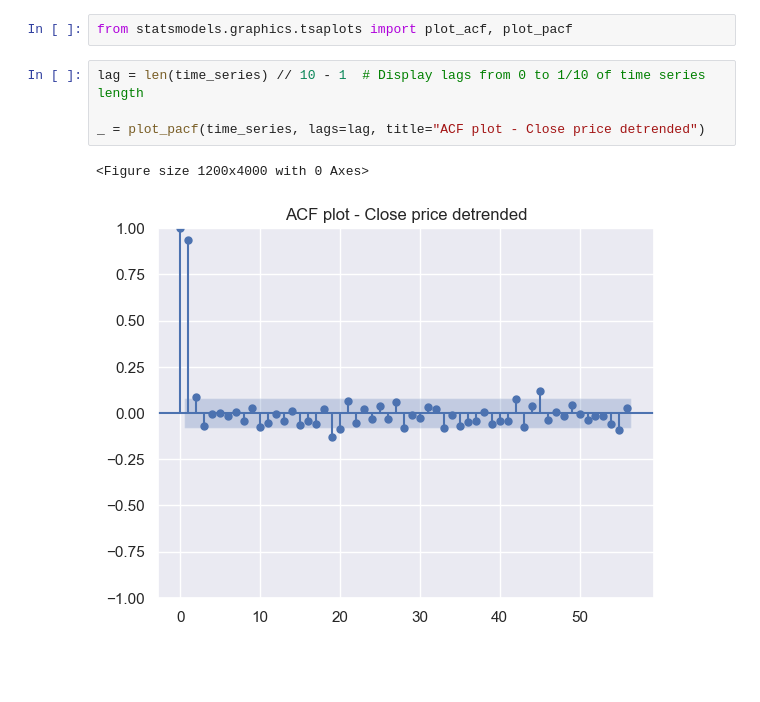
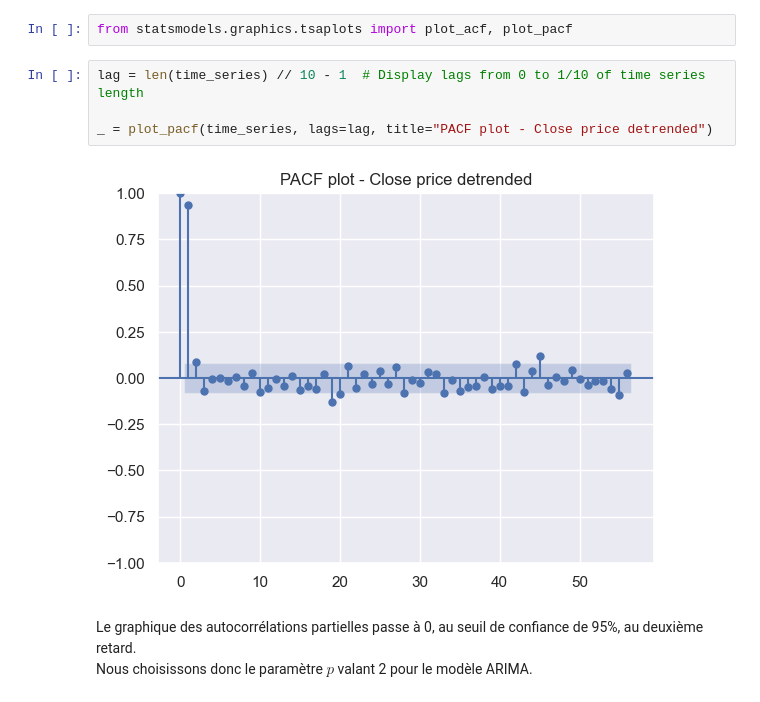
Before and after one commit to Ab2nour/stock-analysis, a Jupyter notebook: src/notebooks/seasonality.ipynb, the cells around one changed output. Saved outputs shown, nothing was run; the diff lists cells and outputs as text; blank space fills up the shorter version.

Commit message:
docs: write conclusion and correct graph title

```diff
--- a/src/notebooks/seasonality.ipynb
+++ b/src/notebooks/seasonality.ipynb
@@ -200,7 +200,9 @@ from statsmodels.graphics.tsaplots import plot_acf, plot_pacf
 # %%
 lag = len(time_series) // 10 - 1  # Display lags from 0 to 1/10 of time series length
 
-_ = plot_pacf(time_series, lags=lag, title="ACF plot - Close price detrended")
+_ = plot_pacf(time_series, lags=lag, title="PACF plot - Close price detrended")
 # %% [output]
-<Figure size 1200x4000 with 0 Axes>
-[figure, old version]
+[figure, new version]
+# %% [markdown]
+Le graphique des autocorrélations partielles passe à 0, au seuil de confiance de 95%, au deuxième retard.
+Nous choisissons donc le paramètre $p$ valant 2 pour le modèle ARIMA.
```
